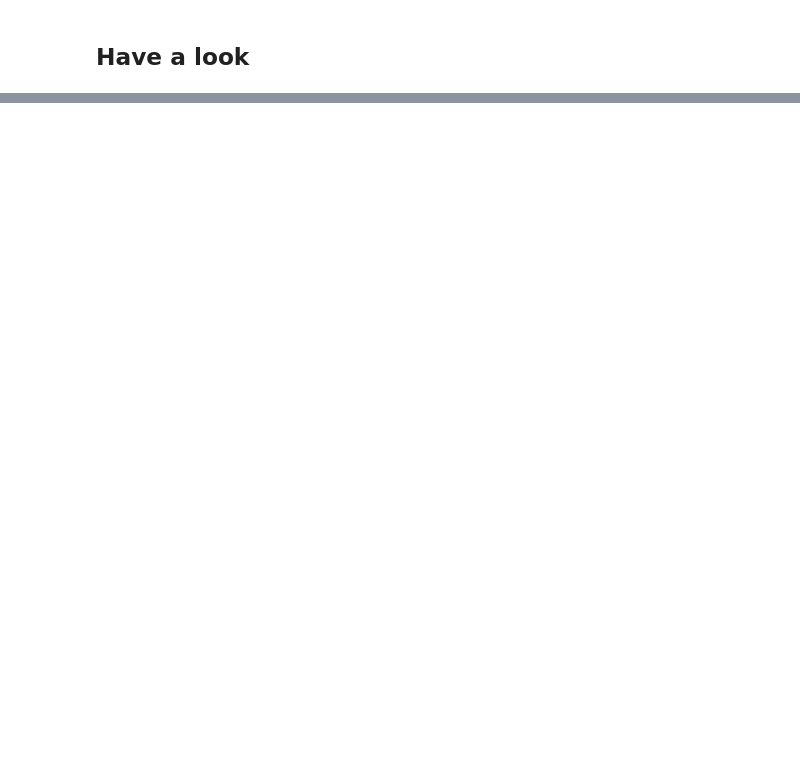
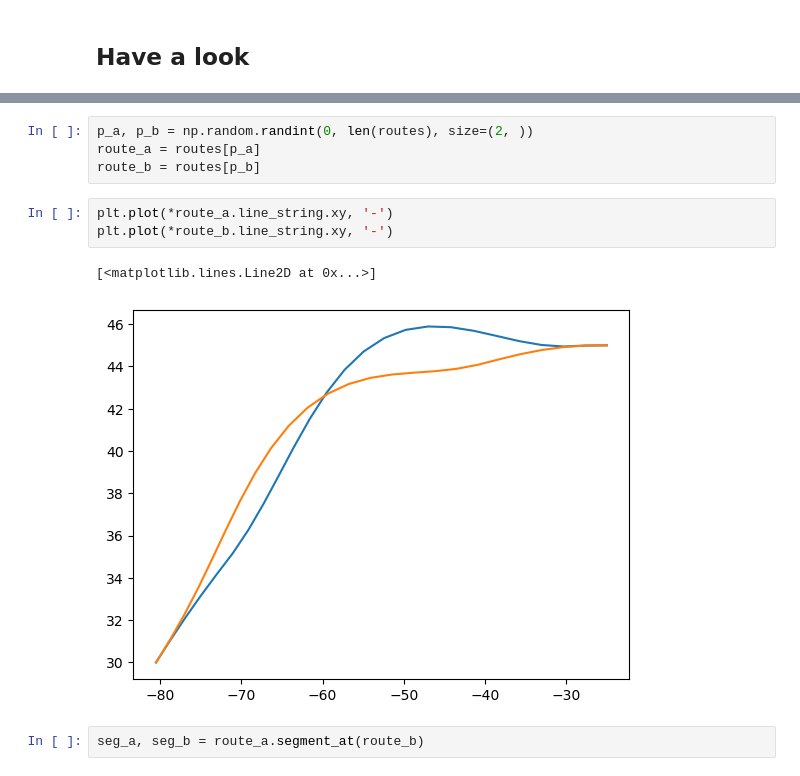
Before and after one commit to willirath/ship_routing, a Jupyter notebook: doc/examples/ship_routing_example_genetic.ipynb, the cells around one changed output, grey strips where cells are left out. Cells and saved outputs as stored; diff of their text form; blank space fills up the shorter version.

```diff
--- a/doc/examples/ship_routing_example_genetic.ipynb
+++ b/doc/examples/ship_routing_example_genetic.ipynb
@@ -254,0 +257,12 @@ fig.tight_layout();
+# %%
+p_a, p_b = np.random.randint(0, len(routes), size=(2, ))
+route_a = routes[p_a]
+route_b = routes[p_b]
+# %%
+plt.plot(*route_a.line_string.xy, '-')
+plt.plot(*route_b.line_string.xy, '-')
+# %% [output]
+[<matplotlib.lines.Line2D at 0x...>]
+[figure, added]
+# %%
+seg_a, seg_b = route_a.segment_at(route_b)
```
Also changed, not shown: parts of 14 cells of this notebook.
